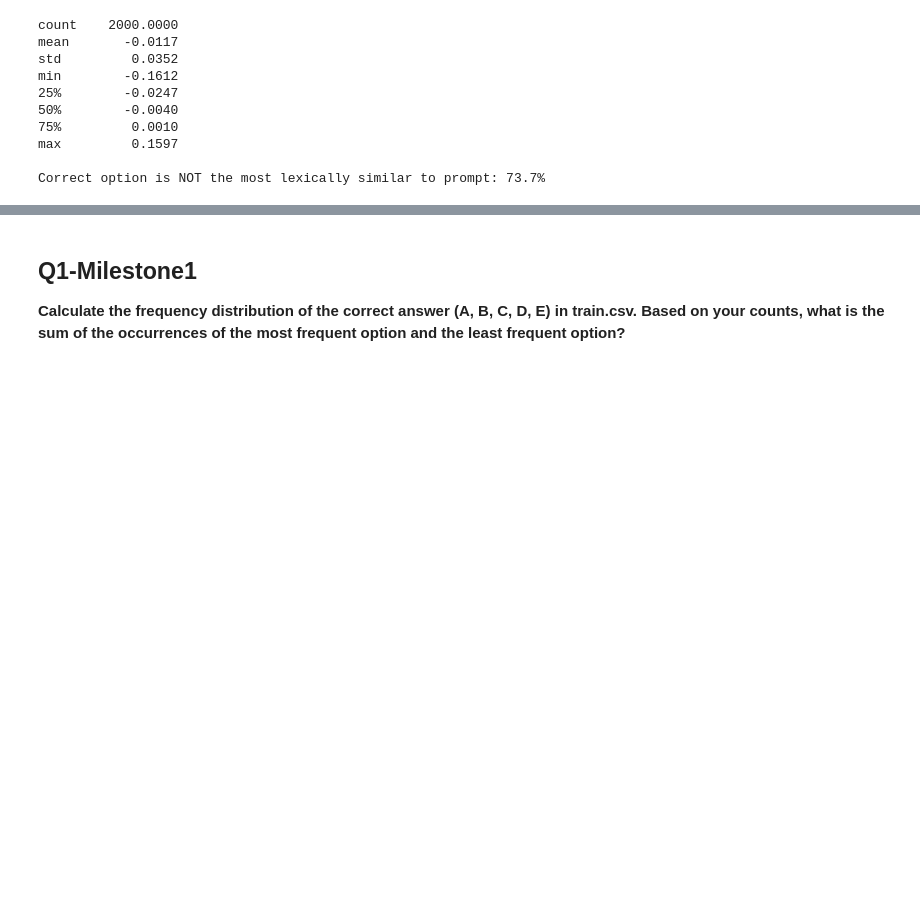
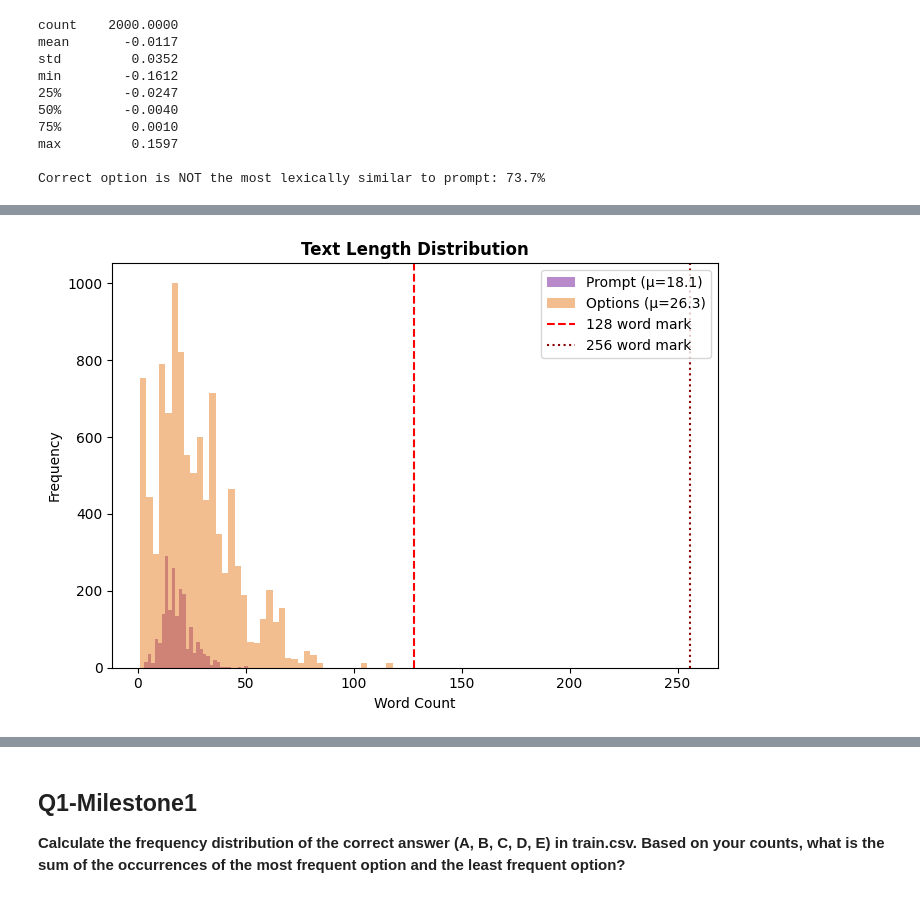
Before and after one commit to 22f3002567/dl-genai-project-26-t2, a Jupyter notebook: DL-22f3002567-notebook-t22026.ipynb, the cells around one changed output, grey strips where cells are left out. Saved outputs shown, nothing was run; the diff lists cells and outputs as text; code cells hidden in the pictures; blank space fills up the shorter version.

```diff
--- a/DL-22f3002567-notebook-t22026.ipynb
+++ b/DL-22f3002567-notebook-t22026.ipynb
@@ -524,0 +780,26 @@ Correct option is NOT the most lexically similar to prompt: 73.7%
+# %%
+plt.figure(figsize=(7,5))
+
+plen = train["prompt"].str.split().apply(len)
+olen = pd.concat([train[c].str.split().apply(len) for c in Options])
+
+plt.hist(plen, bins=30, alpha=0.7, color="#9b59b6",
+         label=f"Prompt (μ={plen.mean():.1f})")
+
+plt.hist(olen, bins=40, alpha=0.5, color="#e67e22",
+         label=f"Options (μ={olen.mean():.1f})")
+
+plt.axvline(x=128, color="red", linestyle="--", linewidth=1.5,
+            label="128 word mark")
+plt.axvline(x=256, color="darkred", linestyle=":", linewidth=1.5,
+            label="256 word mark")
+
+plt.title("Text Length Distribution", fontweight="bold")
+plt.xlabel("Word Count")
+plt.ylabel("Frequency")
+plt.legend()
+
+plt.tight_layout()
+plt.show()
+# %% [output]
+[figure, added]
```
Also changed, not shown: parts of 54 cells of this notebook.
